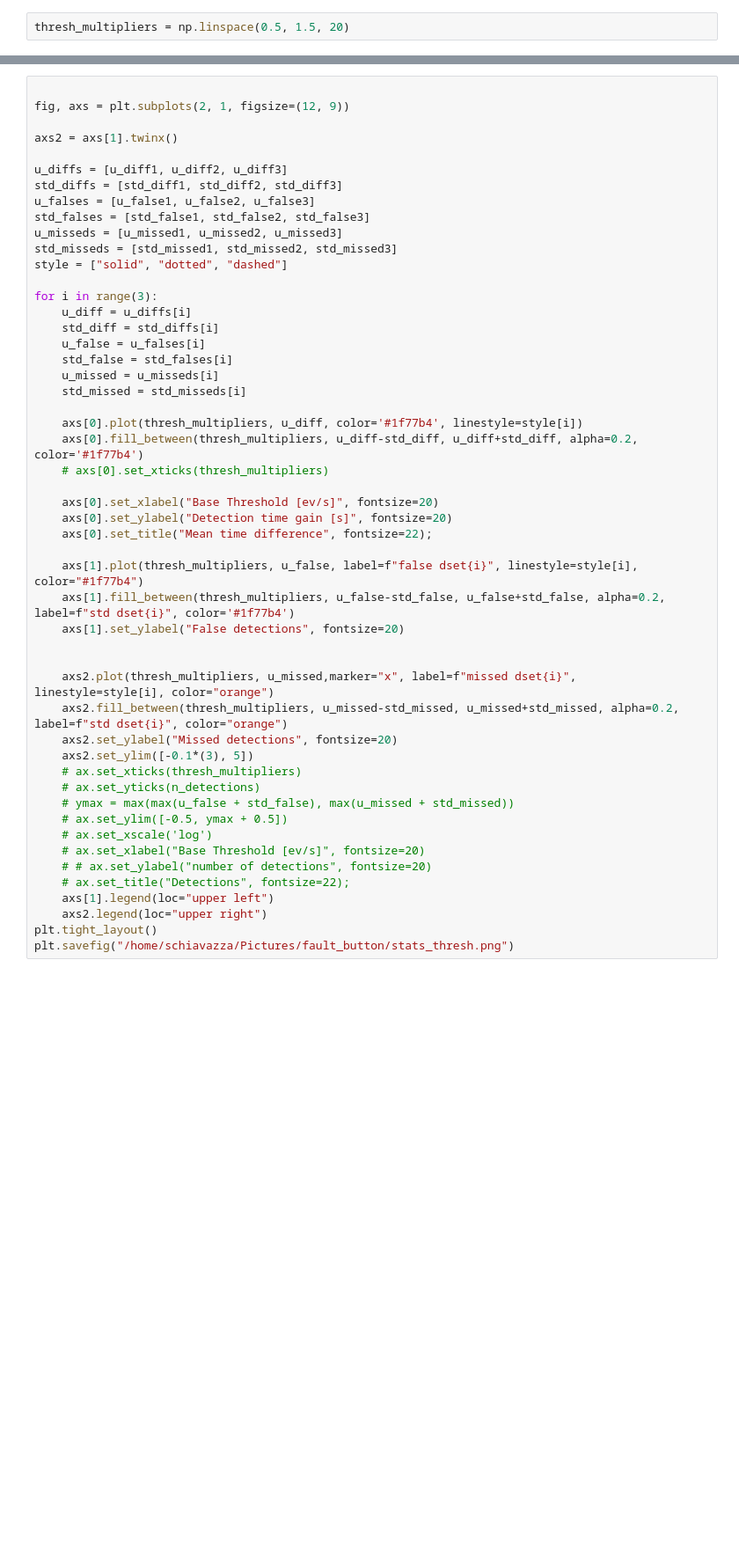
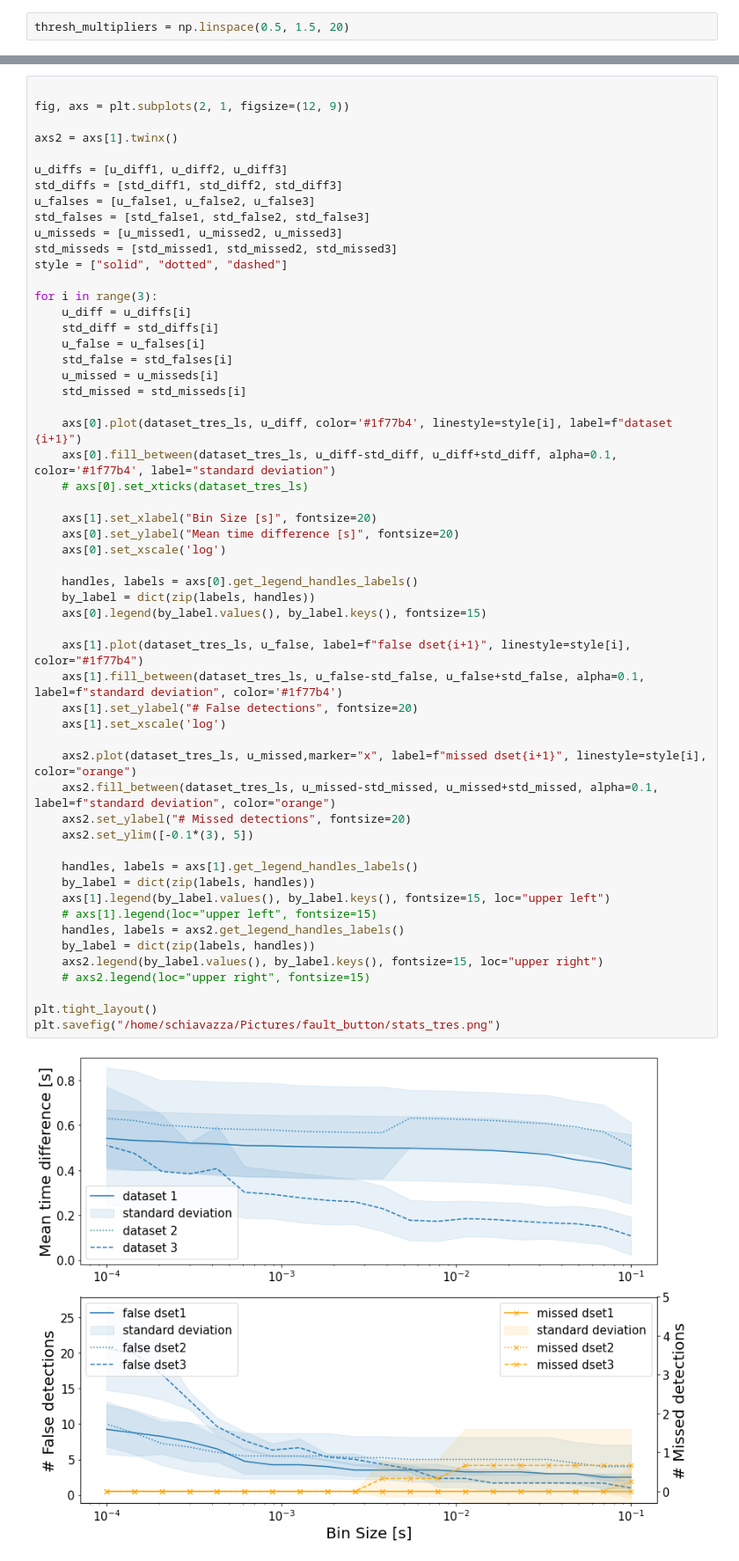
Before and after one commit to event-driven-robotics/EDPR-APRIL, a Jupyter notebook: fault_button/eventrate_test/combined_plots.ipynb, the cells around one changed output, grey strips where cells are left out. Shown at 88% size. Cells and saved outputs as stored; diff of their text form; blank space fills up the shorter version.

```diff
--- a/fault_button/eventrate_test/combined_plots.ipynb
+++ b/fault_button/eventrate_test/combined_plots.ipynb
@@ -606,51 +706,57 @@ for i, _ in enumerate(total_diff):
 # %%
 
 fig, axs = plt.subplots(2, 1, figsize=(12, 9))
 
 axs2 = axs[1].twinx()
 
 u_diffs = [u_diff1, u_diff2, u_diff3]
 std_diffs = [std_diff1, std_diff2, std_diff3]
 u_falses = [u_false1, u_false2, u_false3]
 std_falses = [std_false1, std_false2, std_false3]
 u_misseds = [u_missed1, u_missed2, u_missed3]
 std_misseds = [std_missed1, std_missed2, std_missed3]
 style = ["solid", "dotted", "dashed"]
 
 for i in range(3):
     u_diff = u_diffs[i]
     std_diff = std_diffs[i]
     u_false = u_falses[i]
     std_false = std_falses[i]
     u_missed = u_misseds[i]
     std_missed = std_misseds[i]
 
-    axs[0].plot(thresh_multipliers, u_diff, color='#1f77b4', linestyle=style[i])
-    axs[0].fill_between(thresh_multipliers, u_diff-std_diff, u_diff+std_diff, alpha=0.2, color='#1f77b4')
-    # axs[0].set_xticks(thresh_multipliers)
+    axs[0].plot(dataset_tres_ls, u_diff, color='#1f77b4', linestyle=style[i], label=f"dataset {i+1}")
+    axs[0].fill_between(dataset_tres_ls, u_diff-std_diff, u_diff+std_diff, alpha=0.1, color='#1f77b4', label="standard deviation")
+    # axs[0].set_xticks(dataset_tres_ls)
 
-    axs[0].set_xlabel("Base Threshold [ev/s]", fontsize=20)
-    axs[0].set_ylabel("Detection time gain [s]", fontsize=20)
-    axs[0].set_title("Mean time difference", fontsize=22);
+    axs[1].set_xlabel("Bin Size [s]", fontsize=20)
+    axs[0].set_ylabel("Mean time difference [s]", fontsize=20)
+    axs[0].set_xscale('log')
 
-    axs[1].plot(thresh_multipliers, u_false, label=f"false dset{i}", linestyle=style[i], color="#1f77b4")
-    axs[1].fill_between(thresh_multipliers, u_false-std_false, u_false+std_false, alpha=0.2, label=f"std dset{i}", color='#1f77b4')
-    axs[1].set_ylabel("False detections", fontsize=20)
+    handles, labels = axs[0].get_legend_handles_labels()
+    by_label = dict(zip(labels, handles))
+    axs[0].legend(by_label.values(), by_label.keys(), fontsize=15)
 
+    axs[1].plot(dataset_tres_ls, u_false, label=f"false dset{i+1}", linestyle=style[i], color="#1f77b4")
+    axs[1].fill_between(dataset_tres_ls, u_false-std_false, u_false+std_false, alpha=0.1, label=f"standard deviation", color='#1f77b4')
+    axs[1].set_ylabel("# False detections", fontsize=20)
+    axs[1].set_xscale('log')
 
-    axs2.plot(thresh_multipliers, u_missed,marker="x", label=f"missed dset{i}", linestyle=style[i], color="orange")
-    axs2.fill_between(thresh_multipliers, u_missed-std_missed, u_missed+std_missed, alpha=0.2, label=f"std dset{i}", color="orange")
-    axs2.set_ylabel("Missed detections", fontsize=20)
+    axs2.plot(dataset_tres_ls, u_missed,marker="x", label=f"missed dset{i+1}", linestyle=style[i], color="orange")
+    axs2.fill_between(dataset_tres_ls, u_missed-std_missed, u_missed+std_missed, alpha=0.1, label=f"standard deviation", color="orange")
+    axs2.set_ylabel("# Missed detections", fontsize=20)
     axs2.set_ylim([-0.1*(3), 5])
-    # ax.set_xticks(thresh_multipliers)
-    # ax.set_yticks(n_detections)
-    # ymax = max(max(u_false + std_false), max(u_missed + std_missed))
-    # ax.set_ylim([-0.5, ymax + 0.5])
-    # ax.set_xscale('log')
-    # ax.set_xlabel("Base Threshold [ev/s]", fontsize=20)
-    # # ax.set_ylabel("number of detections", fontsize=20)
-    # ax.set_title("Detections", fontsize=22);
-    axs[1].legend(loc="upper left")
-    axs2.legend(loc="upper right")
+
+    handles, labels = axs[1].get_legend_handles_labels()
+    by_label = dict(zip(labels, handles))
+    axs[1].legend(by_label.values(), by_label.keys(), fontsize=15, loc="upper left")
+    # axs[1].legend(loc="upper left", fontsize=15)
+    handles, labels = axs2.get_legend_handles_labels()
+    by_label = dict(zip(labels, handles))
+    axs2.legend(by_label.values(), by_label.keys(), fontsize=15, loc="upper right")
+    # axs2.legend(loc="upper right", fontsize=15)
+
 plt.tight_layout()
-plt.savefig("/home/schiavazza/Pictures/fault_button/stats_thresh.png")
+plt.savefig("/home/schiavazza/Pictures/fault_button/stats_tres.png")
+# %% [output]
+[figure, added]
```
Also changed, not shown: parts of 16 cells of this notebook, 1 other file.
